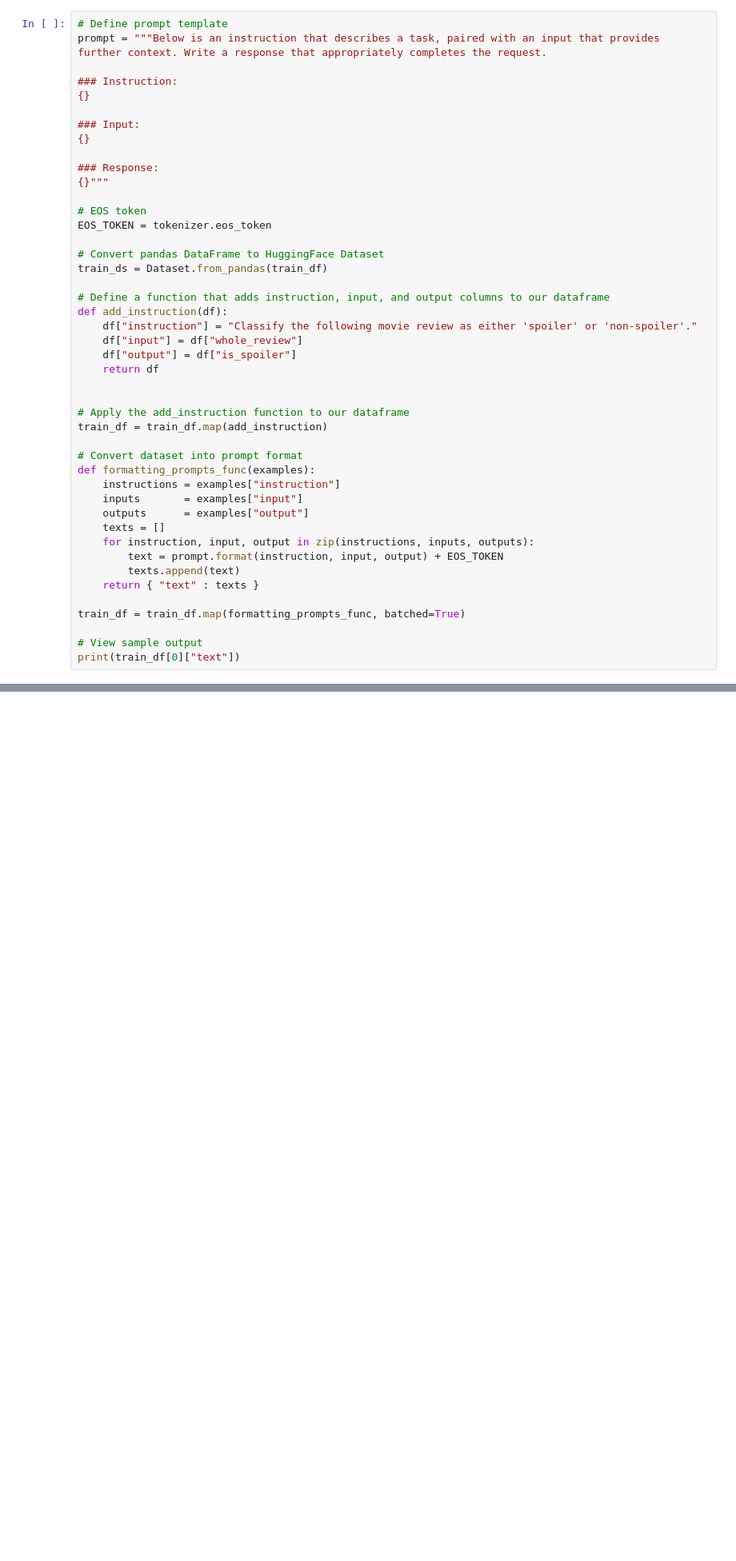
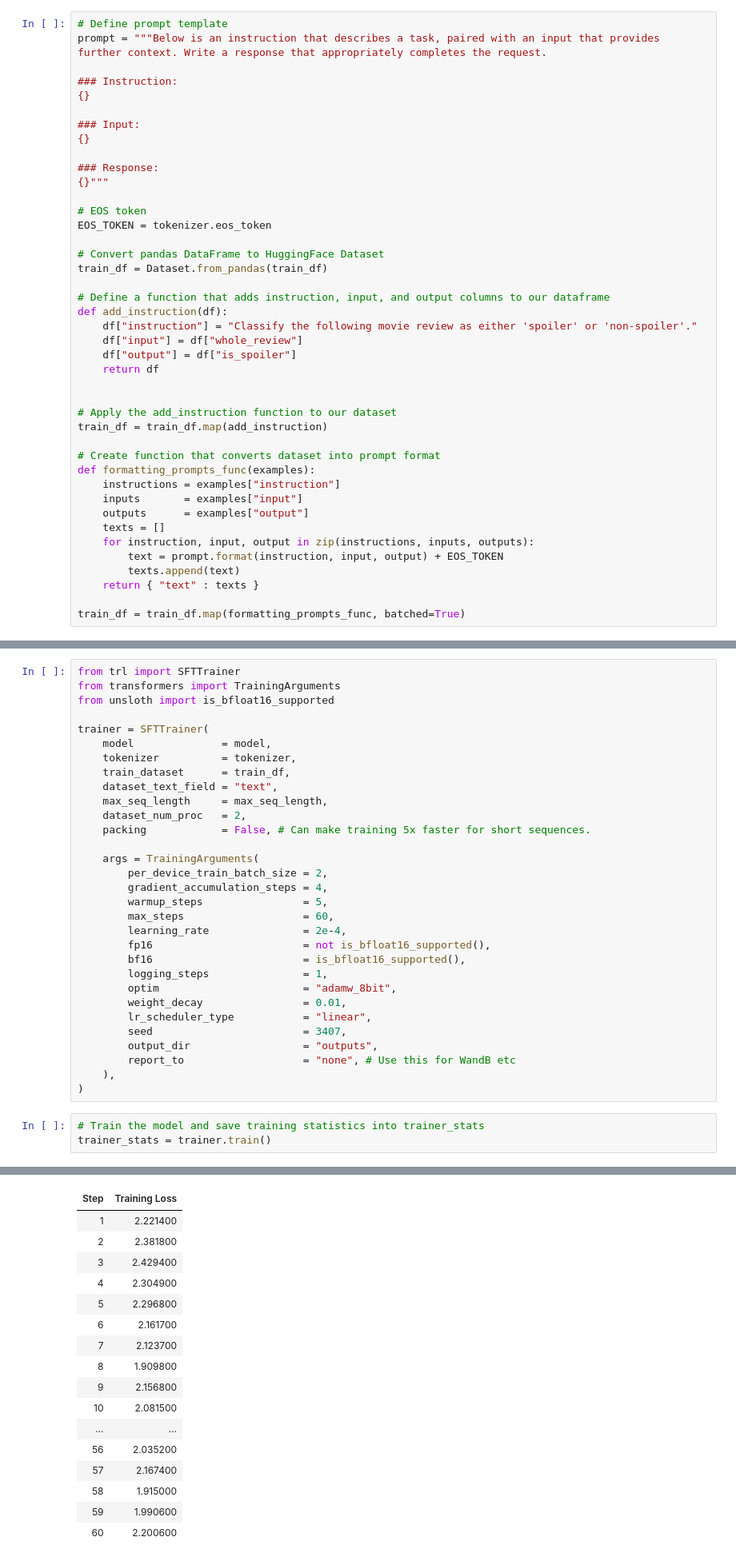
Before and after one commit to AntriaI/Sympetheres-DSC514, a Jupyter notebook: LLM_Mistral.ipynb, the cells around one changed output, grey strips where cells are left out. Shown: that part at 80% size. Cells and saved outputs as stored; diff of their text form; blank space fills up the shorter version.

```diff
--- a/LLM_Mistral.ipynb
+++ b/LLM_Mistral.ipynb
@@ -97,7 +123,7 @@ prompt = """Below is an instruction that describes a task, paired with an input
 EOS_TOKEN = tokenizer.eos_token
 
 # Convert pandas DataFrame to HuggingFace Dataset
-train_ds = Dataset.from_pandas(train_df)
+train_df = Dataset.from_pandas(train_df)
 
 # Define a function that adds instruction, input, and output columns to our dataframe
 def add_instruction(df):
@@ -107,10 +133,10 @@ def add_instruction(df):
     return df
 
 
-# Apply the add_instruction function to our dataframe
+# Apply the add_instruction function to our dataset
 train_df = train_df.map(add_instruction)
 
-# Convert dataset into prompt format
+# Create function that converts dataset into prompt format
 def formatting_prompts_func(examples):
     instructions = examples["instruction"]
     inputs       = examples["input"]
@@ -122,6 +148,3 @@ def formatting_prompts_func(examples):
     return { "text" : texts }
 
 train_df = train_df.map(formatting_prompts_func, batched=True)
-
-# View sample output
-print(train_df[0]["text"])
@@ -129,0 +167,35 @@ TypeError: 'str' object does not support item assignment
+# %%
+from trl import SFTTrainer
+from transformers import TrainingArguments
+from unsloth import is_bfloat16_supported
+
+trainer = SFTTrainer(
+    model              = model,
+    tokenizer          = tokenizer,
+    train_dataset      = train_df,
+    dataset_text_field = "text",
+    max_seq_length     = max_seq_length,
+    dataset_num_proc   = 2,
+    packing            = False, # Can make training 5x faster for short sequences.
+
+    args = TrainingArguments(
+        per_device_train_batch_size = 2,
+        gradient_accumulation_steps = 4,
+        warmup_steps                = 5,
+        max_steps                   = 60,
+        learning_rate               = 2e-4,
+        fp16                        = not is_bfloat16_supported(),
+        bf16                        = is_bfloat16_supported(),
+        logging_steps               = 1,
+        optim                       = "adamw_8bit",
+        weight_decay                = 0.01,
+        lr_scheduler_type           = "linear",
+        seed                        = 3407,
+        output_dir                  = "outputs",
+        report_to                   = "none", # Use this for WandB etc
+    ),
+)
+# %%
+# Train the model and save training statistics into trainer_stats
+trainer_stats = trainer.train()
+# %% [output]
@@ -129,0 +209,17 @@ TypeError: 'str' object does not support item assignment
+| Step | Training Loss |
+| 1 | 2.221400 |
+| 2 | 2.381800 |
+| 3 | 2.429400 |
+| 4 | 2.304900 |
+| 5 | 2.296800 |
+| 6 | 2.161700 |
+| 7 | 2.123700 |
+| 8 | 1.909800 |
+| 9 | 2.156800 |
+| 10 | 2.081500 |
+| ... | ... |
+| 56 | 2.035200 |
+| 57 | 2.167400 |
+| 58 | 1.915000 |
+| 59 | 1.990600 |
+| 60 | 2.200600 |
```
Also changed, not shown: parts of 16 cells of this notebook.
